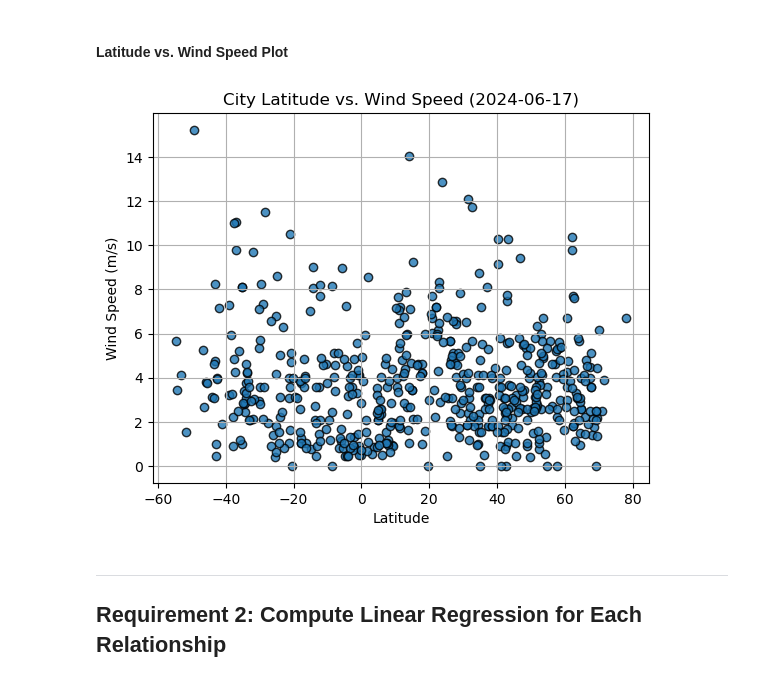
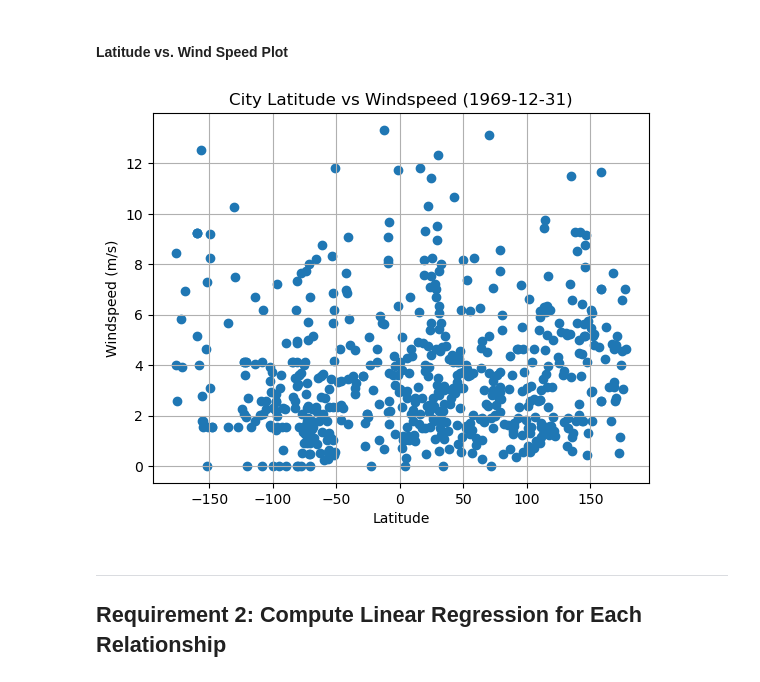
Before and after one commit to andrewplane/python-api-challenge, a Jupyter notebook: WeatherPy/WeatherPy.ipynb, the cells around one changed output. Drawn from its saved outputs; the diff is of its cells as text; code cells hidden in the pictures.

```diff
--- a/WeatherPy/WeatherPy.ipynb
+++ b/WeatherPy/WeatherPy.ipynb
@@ -260,17 +271,22 @@ plt.show()
 # %%
 # Build the scatter plots for latitude vs. wind speed
 # YOUR CODE HERE
+y = city_data_df['Wind Speed']
+plt.scatter(x, y)
 
 # Incorporate the other graph properties
 # YOUR CODE HERE
-
+plt.title(f'City Latitude vs Windspeed ({display_date})')
+plt.xlabel('Latitude')
+plt.ylabel('Windspeed (m/s)')
+plt.grid(True)
 # Save the figure
 plt.savefig("output_data/Fig4.png")
 
 # Show plot
 plt.show()
 # %% [output]
-[figure, old version]
+[figure, new version]
 # %% [markdown]
 ---
 
```
Also changed, not shown: parts of 22 cells of this notebook, 3 other files.
